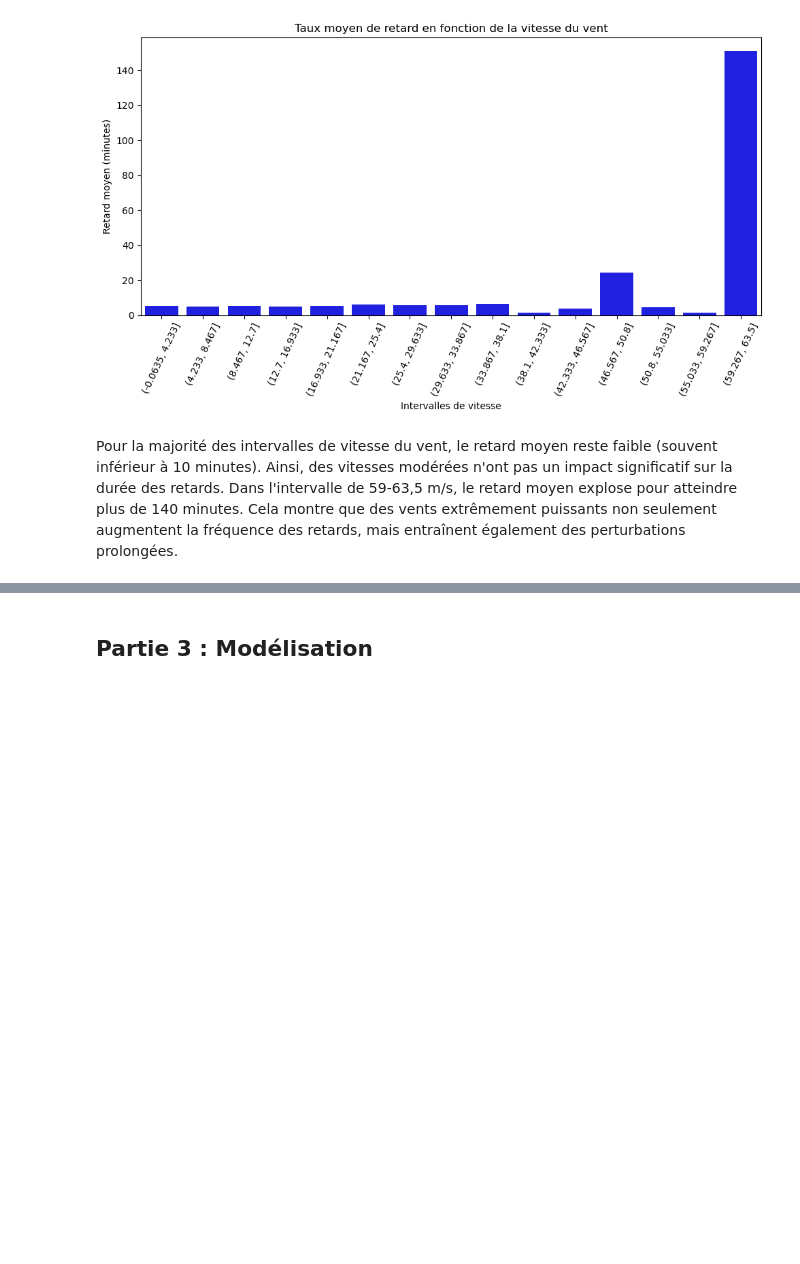
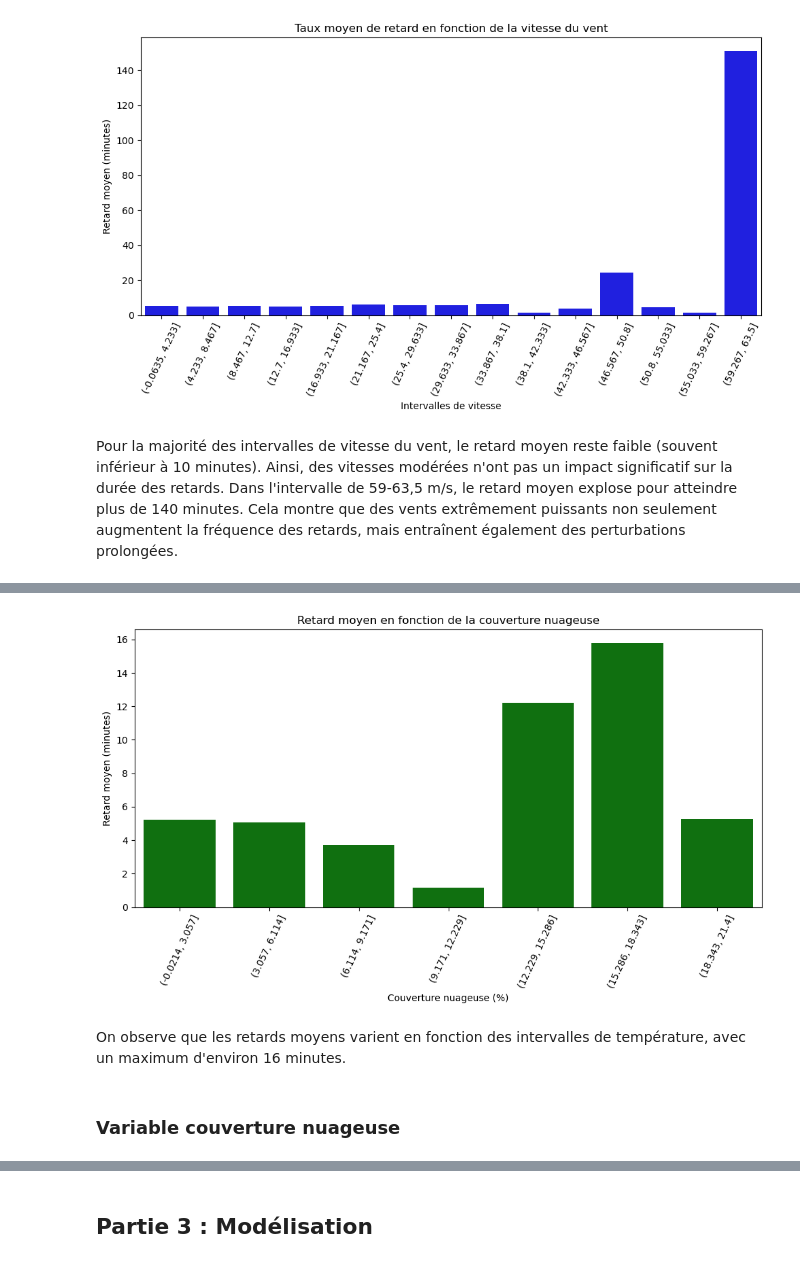
Before and after one commit to OUALYoss/Projet_Python-pour-la-data-science, a Jupyter notebook: Code_.ipynb, the cells around one changed output, grey strips where cells are left out. Drawn from its saved outputs; the diff is of its cells as text; code cells hidden in the pictures; blank space fills up the shorter version.

```diff
--- a/Code_.ipynb
+++ b/Code_.ipynb
@@ -1018,0 +1040,18 @@ Dans l'intervalle de 59-63,5 m/s, le retard moyen explose pour atteindre plus de
+# %%
+# Calcul du retard moyen par intervalle de vitesse
+stats_precip1 = df4.groupby('Precip')['Delay Carrier (Minutes)'].mean().reset_index()
+# %%
+plt.figure(figsize=(10, 6))
+sns.barplot(x='Precip', y='Delay Carrier (Minutes)', data=stats_precip1, color='green')
+plt.xticks(rotation=65)
+plt.title("Retard moyen en fonction de la couverture nuageuse")
+plt.xlabel("Couverture nuageuse (%)")
+plt.ylabel("Retard moyen (minutes)")
+plt.tight_layout()
+plt.show()
+# %% [output]
+[figure, added]
+# %% [markdown]
+On observe que les retards moyens varient  en fonction des intervalles de température, avec un maximum d'environ 16 minutes.
+# %% [markdown]
+### Variable couverture nuageuse
```
Also changed, not shown: parts of 21 cells of this notebook.
